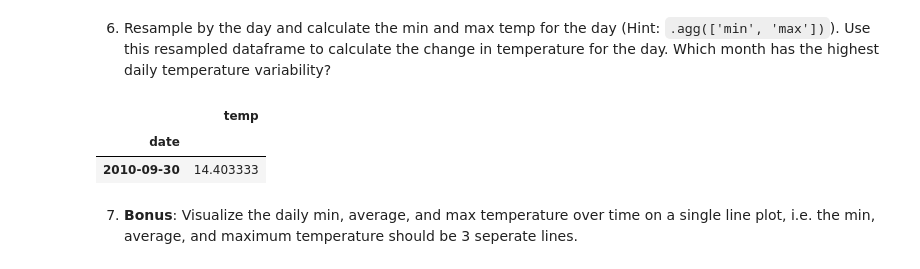
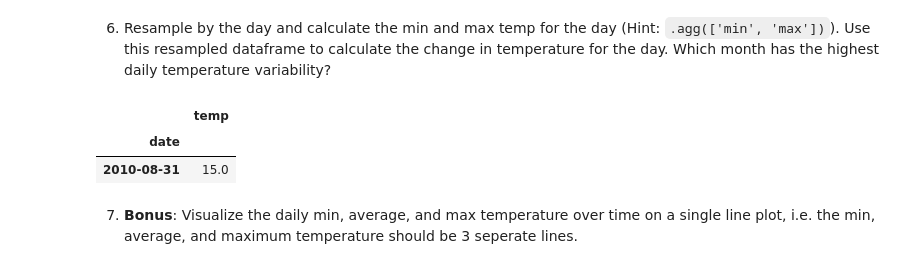
Before and after one commit to Brandon-Martinez27/time-series-exercises, a Jupyter notebook: time-series-manipulation.ipynb, the cells around one changed output. Saved outputs shown, nothing was run; the diff lists cells and outputs as text; code cells hidden in the pictures.

```diff
--- a/time-series-manipulation.ipynb
+++ b/time-series-manipulation.ipynb
@@ -87,14 +87,14 @@ temps.resample('m').mean().sort_values(by='temp').tail(1)
 # %%
 # temperature range by day
 temp_var = temps.resample('d').max() - temps.resample('d').min()
-# average temperature range by month
-temp_var_month = temp_var.resample('m').mean()
+# highest temperature range by month
+temp_var_month = temp_var.resample('m').max()
 # highest temperature range variablility by month
 temp_var_month.sort_values(by='temp').tail(1)
 # %% [output]
 |  | temp |
 | date |  |
-| 2010-09-30 | 14.403333 |
+| 2010-08-31 | 15.0 |
 # %% [markdown]
 7. **Bonus**: Visualize the daily min, average, and max temperature over time on a single line plot, i.e. the min, average, and maximum temperature should be 3 seperate lines.
 # %%
```
Also changed, not shown: parts of 12 cells of this notebook.
